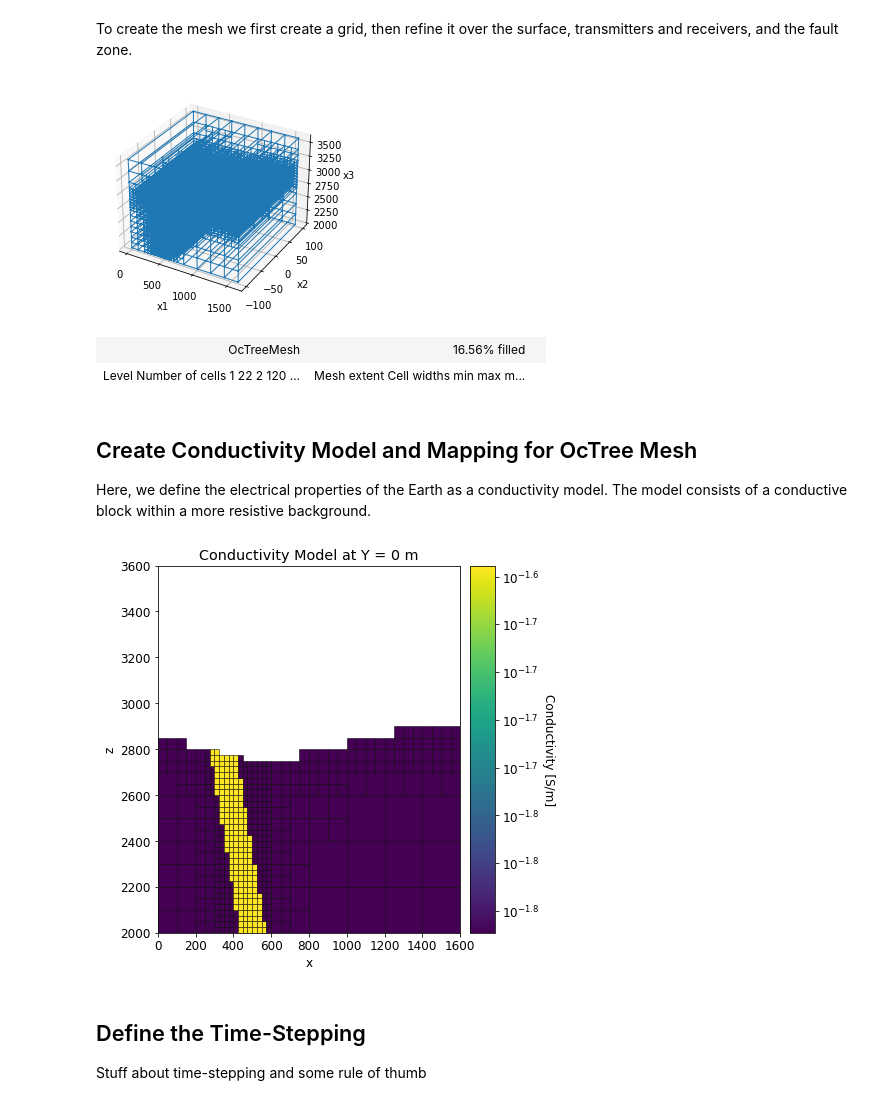
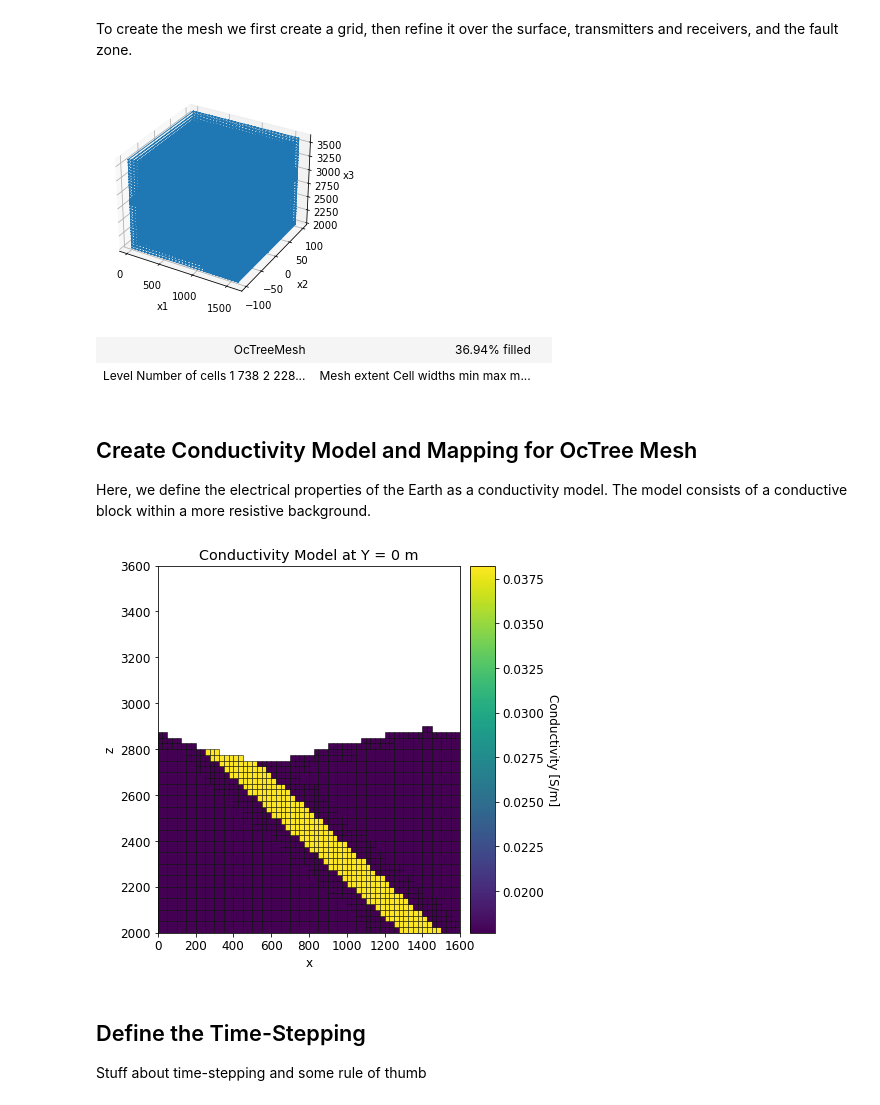
Before and after one commit to ammilten/AEMFaultMonteCarlo, a Jupyter notebook: SimPEG Example.ipynb, the cells around one changed output. Cells and saved outputs as stored; diff of their text form; code cells hidden in the pictures.

```diff
--- a/SimPEG Example.ipynb
+++ b/SimPEG Example.ipynb
@@ -63,13 +63,13 @@ Here we define surface topography as an (N, 3) numpy array. Topography could
 also be loaded from a file. Here we define flat topography, however more
 complex topographies can be considered.
 # %%
-efile = '../data/PH-2018-eloc.txt'
+efile = 'data/PH-2018-eloc.txt'
 eloc = pd.read_csv(efile,sep='\t',header=None)
 x = eloc.values[:,1]
 z = eloc.values[:,3]
 
 y0 = 100
-ny = 11
+ny = 3
 y = np.linspace(-y0, y0, ny)
 yy = np.repeat(y[:,np.newaxis],x.shape[0],axis=1)
 xx = np.repeat(x[:,np.newaxis],ny,axis=1).T
@@ -216,7 +242,7 @@ When designing a mesh to solve practical time domain problems:
 # %% [markdown]
 In this next cell we call on some wrappers to create a list of points representing the fault zone. See the notebook called "AEM Simulation.ipynb" for more demonstration about how the wrappers work.
 # %%
-MCfolder = '../data/tmp/'
+MCfolder = 'data/tmp/'
 N=50
 
 dip = [25, 165] #uniform
@@ -229,7 +255,7 @@ dep = 1000 #Minimum depth within domain (m)
 xtra = 1000 #Buffer on each end of electrodes
 dh = 50
 y0 = 100
-ny = 11
+ny = 3
 
 seed = 0
 overwrite = True
@@ -257,7 +283,7 @@ MC = MonteCarlo(dep,
                 showDists=showDists,
                 saveParams=saveParams)
 
-r=9
+r=15
 setup = MC.prepare_realization(r)
 fpts = setup.fpts
 fault = Polygon(fpts)
@@ -269,38 +295,60 @@ To create the mesh we first create a grid, then refine it over the surface, tran
 dh = 25.0  # base cell width
 dom_width = x[x.shape[0]-1]  # domain width
 dom_len = 2*y0
-dom_vert = 1600
+dom_vert = dep + (np.max(topo_xyz[:,2])-np.min(topo_xyz[:,2]))
+
+dhy = dom_len / (ny-1)
+
 nbcx = 2 ** int(np.round(np.log(dom_width / dh) / np.log(2.0)))  # num. base cells
-nbcy = 2 ** int(np.round(np.log(dom_len / dh) / np.log(2.0)))  # num. base cells
+nbcy = 2 ** int(np.round(np.log(dom_len/dhy) / np.log(2.0)))  # num. base cells
 nbcz = 2 ** int(np.round(np.log(dom_vert / dh) / np.log(2.0)))  # num. base cells
 
 # Define the base mesh
-mesh = TreeMesh([[(dh, nbcx)], [(dh, nbcy)], [(dh, nbcz)]], x0=[0, -y0, 2000])
+mesh = TreeMesh([[(dh, nbcx)], [(dhy, nbcy)], [(dh, nbcz)]], x0=[0, -y0, 2000])
+# mesh = TreeMesh([[(dh, nbcx)], 4, [(dh, nbcz)]], x0=[0, -y0, np.min(topo_xyz[:,2])-dep])
 
 # Mesh refinement based on topography
 mesh = refine_tree_xyz(
-    mesh, topo_xyz, octree_levels=[0, 0, 0, 1], method="surface", finalize=False
+    mesh, topo_xyz, octree_levels=[2], method="surface", finalize=False
 )
 
 # Mesh refinement near transmitters and receivers
 mesh = refine_tree_xyz(
-    mesh, receiver_locations, octree_levels=[2, 4], method="radial", finalize=False
+    mesh, receiver_locations, octree_levels=[4], method="radial", finalize=False
 )
 
 # Refine core mesh region
-xz = np.repeat(np.array(fpts),mesh.vectorCCy.shape[0],axis=0)
-ys = np.concatenate(tuple([np.repeat(mesh.vectorCCy[i],len(fpts)) for i in range(mesh.vectorCCy.shape[0])]))
+m1 = (fpts[1][1]-fpts[0][1]) / (fpts[1][0]-fpts[0][0])
+b1 = fpts[0][1] - fpts[0][0] * m1
+
+end = len(fpts)-1
+m2 = (fpts[end][1]-fpts[end-1][1]) / (fpts[end][0]-fpts[end-1][0])
+b2 = fpts[end][1] - fpts[end][0] * m2
+
+nr = 100
+xr1 = np.linspace(fpts[0][0], fpts[1][0],nr)
+xr2 = np.linspace(fpts[end-1][0], fpts[end][0],nr)
+yr1 = xr1 * m1 + b1
+yr2 = xr2 * m2 + b2
+fpts_arr = np.array(fpts)
+fpts_refine = np.concatenate((np.array([xr1,yr1]).T, fpts_arr[1:end-1,:], np.array([xr2,yr2]).T))
+
+# plt.scatter(fpts_arr[:,0], fpts_arr[:,1])
+# plt.scatter(fpts_refine[:,0], fpts_refine[:,1])
+xz = np.repeat(fpts_refine,mesh.vectorCCy.shape[0],axis=0)
+ys = np.concatenate(tuple([np.repeat(mesh.vectorCCy[i],fpts_refine.shape[0]) for i in range(mesh.vectorCCy.shape[0])]))
 xyz = np.concatenate((xz[:,0][:,np.newaxis], ys[:,np.newaxis], xz[:,1][:,np.newaxis]),axis=1)
 
-mesh = refine_tree_xyz(mesh, xyz, octree_levels=[0, 2, 4], method="box", finalize=False)
+# mesh = refine_tree_xyz(mesh, xyz, octree_levels=[0, 2, 4], method="box", finalize=False)
+mesh = refine_tree_xyz(mesh, xyz, octree_levels=[4], method="radial", finalize=False)
 
 mesh.finalize()
 mesh.plotGrid(show_it=True)
 mesh
 # %% [output]
-[figure, old version]
+[figure, new version]
-| OcTreeMesh | 16.56% filled |  |
-| Level Number of cells 1 22 2 120 ... | Mesh extent Cell widths min max m... |
+| OcTreeMesh | 36.94% filled |  |
+| Level Number of cells 1 738 2 228... | Mesh extent Cell widths min max m... |
 # %% [markdown]
 Create Conductivity Model and Mapping for OcTree Mesh
 -----------------------------------------------------
@@ -313,6 +361,7 @@ resistive background.
 air_conductivity = 1e-8
 background_conductivity = 1/setup.rho_back
 block_conductivity = 1/setup.rho_fault
+
 
 # Active cells are cells below the surface.
 ind_active = surface2ind_topo(mesh, topo_xyz)
@@ -321,38 +370,38 @@ model_map = maps.InjectActiveCells(mesh, ind_active, air_conductivity)
 # Define the model
 model = background_conductivity * np.ones(ind_active.sum())
 
 inds_fault = np.array([Point(mesh.gridCC[i,0],mesh.gridCC[i,2]).within(fault) for i in range(mesh.nC)])
 inds_fault = inds_fault[ind_active]
 
 model[inds_fault] = block_conductivity
 
 # Plot log-conductivity model
 mpl.rcParams.update({"font.size": 12})
 fig = plt.figure(figsize=(7, 6))
 
 log_model = np.log10(model)
 
 plotting_map = maps.InjectActiveCells(mesh, ind_active, np.nan)
 
 ax1 = fig.add_axes([0.13, 0.1, 0.6, 0.85])
 mesh.plotSlice(
-    plotting_map * log_model,
+    plotting_map * model,
     normal="Y",
     ax=ax1,
     ind=int(mesh.hy.size / 2),
     grid=True,
-    clim=(np.min(log_model), np.max(log_model)),
+    clim=(np.min(model), np.max(model)),
 )
 ax1.set_title("Conductivity Model at Y = 0 m")
 
 ax2 = fig.add_axes([0.75, 0.1, 0.05, 0.85])
-norm = mpl.colors.Normalize(vmin=np.min(log_model), vmax=np.max(log_model))
+norm = mpl.colors.Normalize(vmin=np.min(model), vmax=np.max(model))
 cbar = mpl.colorbar.ColorbarBase(
-    ax2, norm=norm, orientation="vertical", format="$10^{%.1f}$"
+    ax2, norm=norm, orientation="vertical"
 )
 cbar.set_label("Conductivity [S/m]", rotation=270, labelpad=15, size=12)
 # %% [output]
-[figure, old version]
+[figure, new version]
 # %% [markdown]
 Define the Time-Stepping
 ------------------------
```
Also changed, not shown: parts of 9 cells of this notebook, 1 other file.
